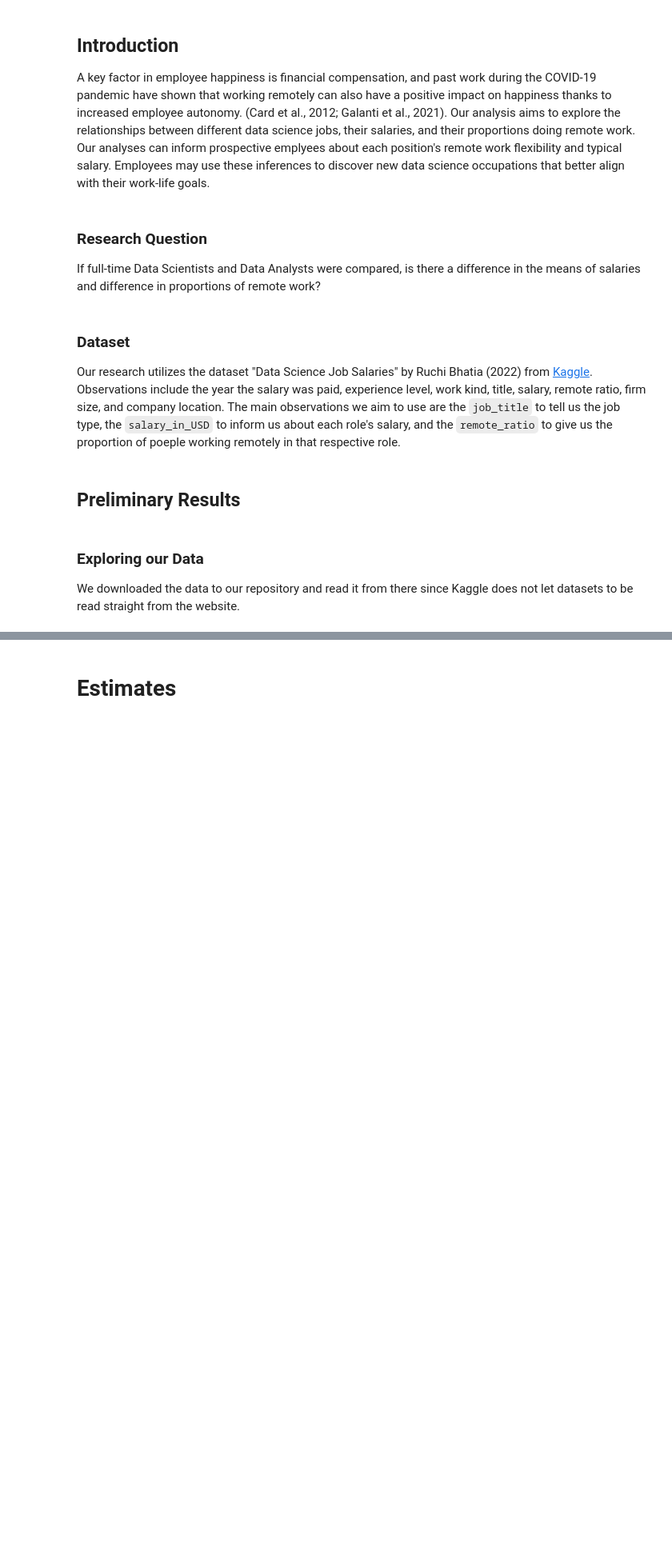
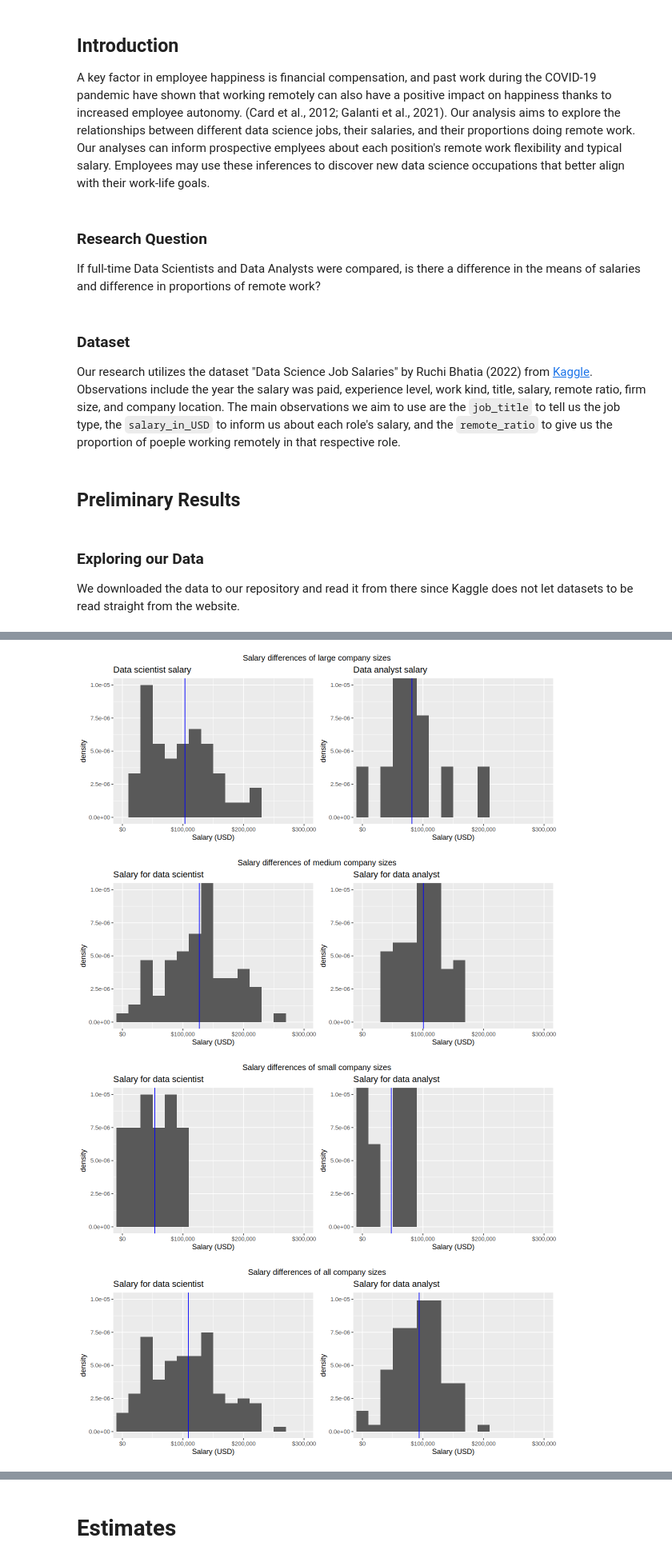
Before and after one commit to vindennt/stat-201-project-group-10, a Jupyter notebook: proposal (3).ipynb, the cells around one changed output, grey strips where cells are left out. Shown at 80% size. Saved outputs shown, nothing was run; the diff lists cells and outputs as text; code cells hidden in the pictures; blank space fills up the shorter version.

```diff
--- a/proposal (3).ipynb
+++ b/proposal (3).ipynb
@@ -126,7 +156,7 @@ salaries_pda_large <- salaries_new %>%
     filter(job_title == "Data Analyst")
 
 pda_salary_dist <- salaries_pda_large %>% # data analyst salary distribution for large companies
-    ggplot(aes(x = salary_in_usd, y = ..density..)) +
+    ggplot(aes(x = salary_in_usd, y = after_stat(density))) +
     geom_histogram(binwidth = 20000) +
     geom_vline(xintercept = mean(salaries_pda_large$salary_in_usd),
               color = "blue") +
@@ -143,7 +173,7 @@ salaries_ds_medium <- salaries_new %>%
     filter(job_title == "Data Scientist")
 
 ds_salary_dist <- salaries_ds_medium %>% # data analyst distribution
-    ggplot(aes(x = salary_in_usd, y = ..density..)) +
+    ggplot(aes(x = salary_in_usd, y = after_stat(density))) +
     geom_histogram(binwidth = 20000) +
     geom_vline(xintercept = mean(salaries_ds_medium$salary_in_usd),
               color = "blue") +
@@ -156,7 +186,7 @@ salaries_pda_medium <- salaries_new %>%
     filter(job_title == "Data Analyst")
 
 pda_salary_dist <- salaries_pda_medium %>% # data analyst distribution
-    ggplot(aes(x = salary_in_usd, y = ..density..)) +
+    ggplot(aes(x = salary_in_usd, y = after_stat(density))) +
     geom_histogram(binwidth = 20000) +
     geom_vline(xintercept = mean(salaries_pda_medium$salary_in_usd),
               color = "blue") +
@@ -173,7 +203,7 @@ salaries_ds_small <- salaries_new %>%
     filter(job_title == "Data Scientist")
 
 ds_salary_dist <- salaries_ds_small %>% # data analyst distribution
-    ggplot(aes(x = salary_in_usd, y = ..density..)) +
+    ggplot(aes(x = salary_in_usd, y = after_stat(density))) +
     geom_histogram(binwidth = 20000) +
     geom_vline(xintercept = mean(salaries_ds_small$salary_in_usd),
               color = "blue") +
@@ -186,41 +216,46 @@ salaries_pda_small <- salaries_new %>%
     filter(job_title == "Data Analyst")
 
 pda_salary_dist <- salaries_pda_small %>% # data analyst distribution
-    ggplot(aes(x = salary_in_usd, y = ..density..)) +
+    ggplot(aes(x = salary_in_usd, y = after_stat(density))) +
     geom_histogram(binwidth = 20000) +
     geom_vline(xintercept = mean(salaries_pda_small$salary_in_usd),
               color = "blue") +
     labs(x = "Salary (USD)", title = "Salary for data analyst") +
     scale_x_continuous(labels = scales::dollar_format()) + # so salaries aren't in scientific notation
     coord_cartesian(xlim = c(0, 300000), ylim = c(0, 1e-05)) # same width x-axes
 
 grid.arrange(ds_salary_dist, pda_salary_dist, ncol = 2, top = "Salary differences of small company sizes")
 
 #======#======#======#======#======#======#======#======#======#======#======#======#======#======#======#======
 # since we can see that
 
 
 ds_salary_dist <- salaries_new %>% # data analyst distribution
     filter(job_title == "Data Scientist") %>%
-    ggplot(aes(x = salary_in_usd, y = ..density..)) +
+    ggplot(aes(x = salary_in_usd, y = after_stat(density))) +
     geom_histogram(binwidth = 20000) +
     geom_vline(xintercept = mean(filter(salaries_new, job_title == "Data Scientist")$salary_in_usd),
               color = "blue") +
     labs(x = "Salary (USD)", title = "Salary for data scientist") +
     scale_x_continuous(labels = scales::dollar_format()) + # so salaries aren't in scientific notation
     coord_cartesian(xlim = c(0, 300000), ylim = c(0, 1e-05)) # same width x-axes
 
 pda_salary_dist <- salaries_new %>% # data analyst distribution
     filter(job_title == "Data Analyst") %>%
-    ggplot(aes(x = salary_in_usd, y = ..density..)) +
+    ggplot(aes(x = salary_in_usd, y = after_stat(density))) +
     geom_histogram(binwidth = 20000) +
     geom_vline(xintercept = mean(filter(salaries_new, job_title == "Data Analyst")$salary_in_usd),
               color = "blue") +
     labs(x = "Salary (USD)", title = "Salary for data analyst") +
     scale_x_continuous(labels = scales::dollar_format()) + # so salaries aren't in scientific notation
     coord_cartesian(xlim = c(0, 300000), ylim = c(0, 1e-05)) # same width x-axes
 
 grid.arrange(ds_salary_dist, pda_salary_dist, ncol = 2, top = "Salary differences of all company sizes")
+# %% [output]
+[figure, added]
+[figure, added]
+[figure, added]
+[figure, added]
 # %%
 # We also want to visualize data for the proportions of remote work employees, and we only consider remote workers as those who work fully remotely
 
```
Also changed, not shown: parts of 4 cells of this notebook.
